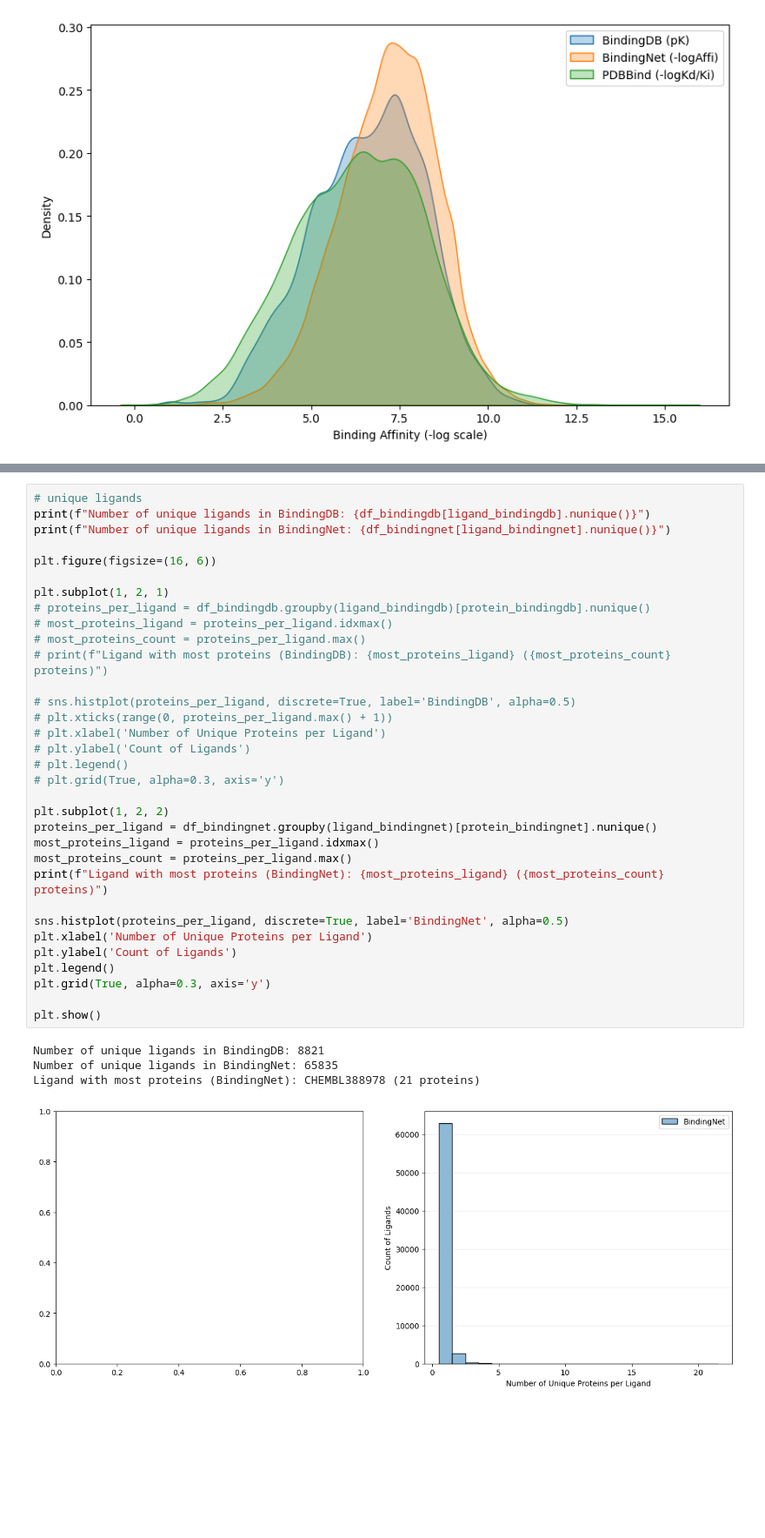
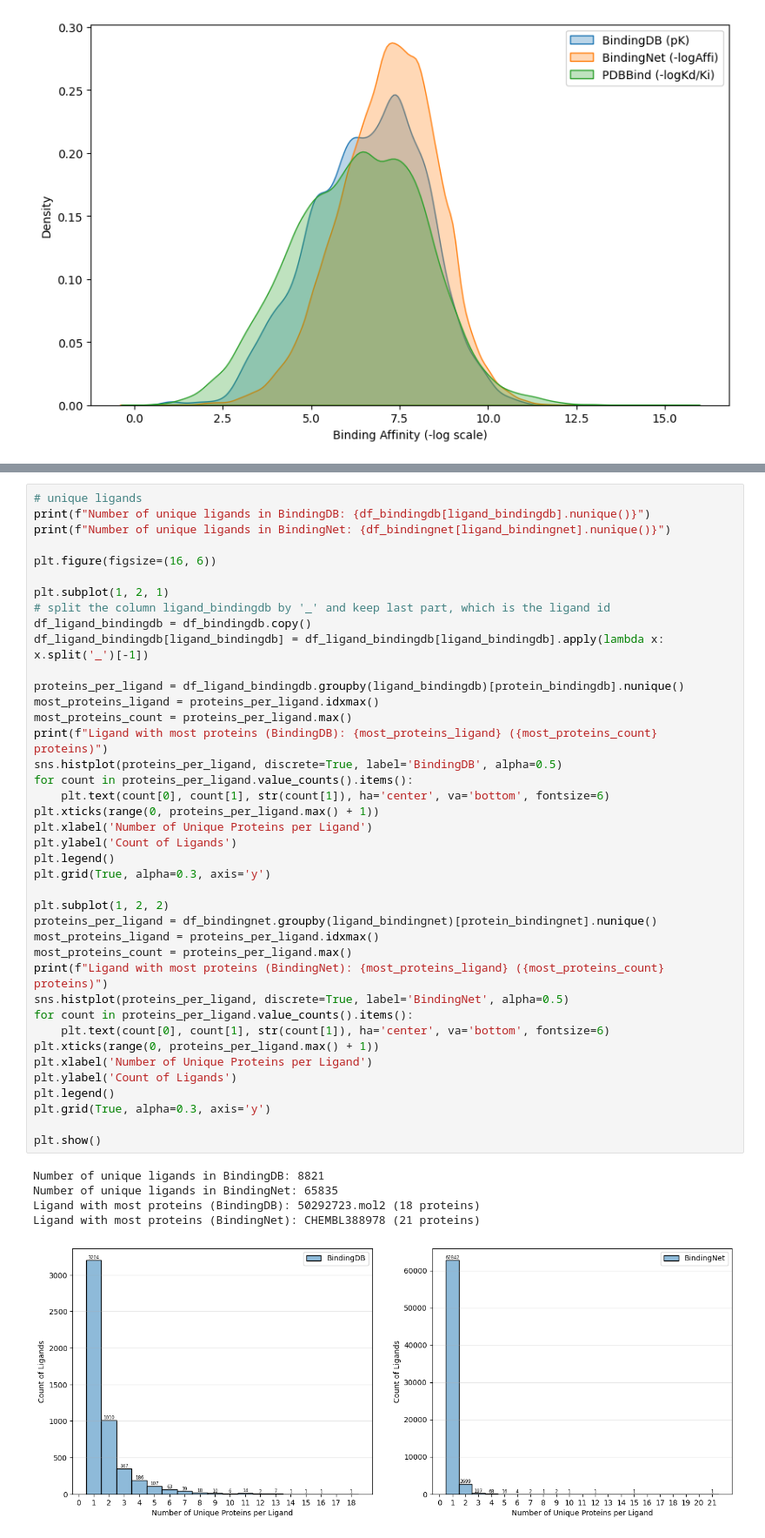
Before and after one commit to NilsDunlop/DAT675-Project, a Jupyter notebook: data_visualisations.ipynb, the cells around one changed output, grey strips where cells are left out. Shown at 87% size. Saved outputs shown, nothing was run; the diff lists cells and outputs as text; blank space fills up the shorter version.

Commit message:
updated proteins per ligand plot

```diff
--- a/data_visualisations.ipynb
+++ b/data_visualisations.ipynb
@@ -95,38 +94,46 @@ Number of proteins with more than 60 ligands: 174 (2.9%)
 # %%
 # unique ligands
 print(f"Number of unique ligands in BindingDB: {df_bindingdb[ligand_bindingdb].nunique()}")
 print(f"Number of unique ligands in BindingNet: {df_bindingnet[ligand_bindingnet].nunique()}")
 
 plt.figure(figsize=(16, 6))
 
 plt.subplot(1, 2, 1)
-# proteins_per_ligand = df_bindingdb.groupby(ligand_bindingdb)[protein_bindingdb].nunique()
-# most_proteins_ligand = proteins_per_ligand.idxmax()
-# most_proteins_count = proteins_per_ligand.max()
-# print(f"Ligand with most proteins (BindingDB): {most_proteins_ligand} ({most_proteins_count} proteins)")
+# split the column ligand_bindingdb by '_' and keep last part, which is the ligand id
+df_ligand_bindingdb = df_bindingdb.copy()
+df_ligand_bindingdb[ligand_bindingdb] = df_ligand_bindingdb[ligand_bindingdb].apply(lambda x: x.split('_')[-1])
 
-# sns.histplot(proteins_per_ligand, discrete=True, label='BindingDB', alpha=0.5)
-# plt.xticks(range(0, proteins_per_ligand.max() + 1))
-# plt.xlabel('Number of Unique Proteins per Ligand')
-# plt.ylabel('Count of Ligands')
-# plt.legend()
-# plt.grid(True, alpha=0.3, axis='y')
+proteins_per_ligand = df_ligand_bindingdb.groupby(ligand_bindingdb)[protein_bindingdb].nunique()
+most_proteins_ligand = proteins_per_ligand.idxmax()
+most_proteins_count = proteins_per_ligand.max()
+print(f"Ligand with most proteins (BindingDB): {most_proteins_ligand} ({most_proteins_count} proteins)")
+sns.histplot(proteins_per_ligand, discrete=True, label='BindingDB', alpha=0.5)
+for count in proteins_per_ligand.value_counts().items():
+    plt.text(count[0], count[1], str(count[1]), ha='center', va='bottom', fontsize=6)
+plt.xticks(range(0, proteins_per_ligand.max() + 1))
+plt.xlabel('Number of Unique Proteins per Ligand')
+plt.ylabel('Count of Ligands')
+plt.legend()
+plt.grid(True, alpha=0.3, axis='y')
 
 plt.subplot(1, 2, 2)
 proteins_per_ligand = df_bindingnet.groupby(ligand_bindingnet)[protein_bindingnet].nunique()
 most_proteins_ligand = proteins_per_ligand.idxmax()
 most_proteins_count = proteins_per_ligand.max()
 print(f"Ligand with most proteins (BindingNet): {most_proteins_ligand} ({most_proteins_count} proteins)")
-
 sns.histplot(proteins_per_ligand, discrete=True, label='BindingNet', alpha=0.5)
+for count in proteins_per_ligand.value_counts().items():
+    plt.text(count[0], count[1], str(count[1]), ha='center', va='bottom', fontsize=6)
+plt.xticks(range(0, proteins_per_ligand.max() + 1))
 plt.xlabel('Number of Unique Proteins per Ligand')
 plt.ylabel('Count of Ligands')
 plt.legend()
 plt.grid(True, alpha=0.3, axis='y')
 
 plt.show()
 # %% [output]
 Number of unique ligands in BindingDB: 8821
 Number of unique ligands in BindingNet: 65835
+Ligand with most proteins (BindingDB): 50292723.mol2 (18 proteins)
 Ligand with most proteins (BindingNet): CHEMBL388978 (21 proteins)
-[figure, old version]
+[figure, new version]
```
Also changed, not shown: parts of 2 cells of this notebook.
